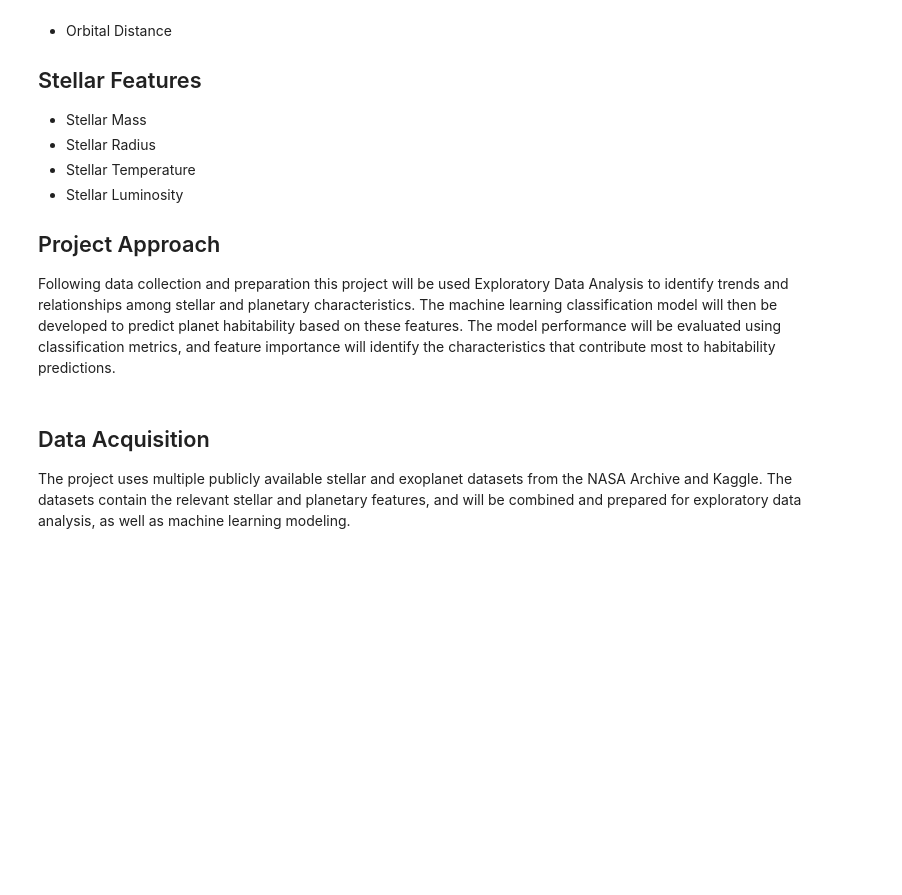
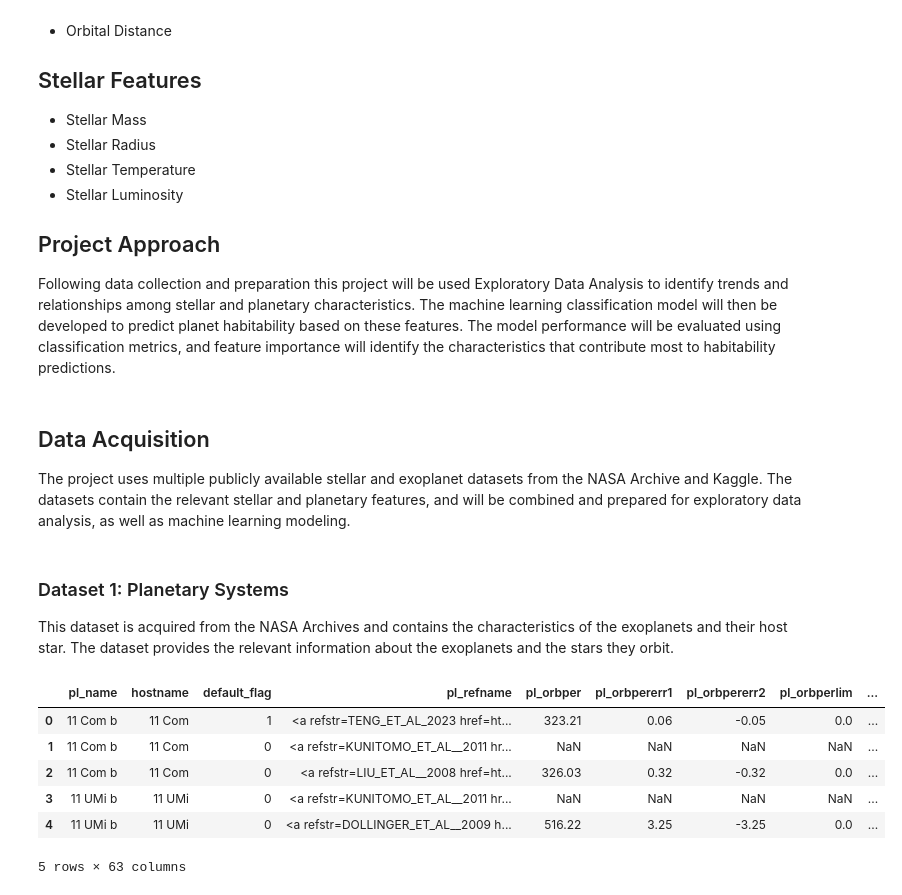
Before and after one commit to joshreisinger17-Data/Exoplanet-Habitability-Prediction, a Jupyter notebook: capstone.ipynb, the cells around one changed output. Drawn from its saved outputs; the diff is of its cells as text; code cells hidden in the pictures; blank space fills up the shorter version.

```diff
--- a/capstone.ipynb
+++ b/capstone.ipynb
@@ -41,3 +41,19 @@ import requests
 from sklearn.model_selection import train_test_split
 from sklearn.ensemble import RandomForestClassifier
 from sklearn.metrics import classification_report, confusion_matrix
+# %% [markdown]
+### Dataset 1: Planetary Systems
+This dataset is acquired from the NASA Archives and contains the characteristics of the exoplanets and their host star. The dataset provides the relevant information about the exoplanets and the stars they orbit.
+# %%
+# Load the dataset
+df_stellar_planets = pd.read_csv('planetary_systems.csv', sep=",", comment="#")
+# Confirm data is loaded correctly
+df_stellar_planets.head()
+# %% [output]
+|  | pl_name | hostname | default_flag | pl_refname | pl_orbper | pl_orbpererr1 | pl_orbpererr2 | pl_orbperlim | ... |
+| 0 | 11 Com b | 11 Com | 1 | <a refstr=TENG_ET_AL_2023 href=ht... | 323.21 | 0.06 | -0.05 | 0.0 | ... |
+| 1 | 11 Com b | 11 Com | 0 | <a refstr=KUNITOMO_ET_AL__2011 hr... | NaN | NaN | NaN | NaN | ... |
+| 2 | 11 Com b | 11 Com | 0 | <a refstr=LIU_ET_AL__2008 href=ht... | 326.03 | 0.32 | -0.32 | 0.0 | ... |
+| 3 | 11 UMi b | 11 UMi | 0 | <a refstr=KUNITOMO_ET_AL__2011 hr... | NaN | NaN | NaN | NaN | ... |
+| 4 | 11 UMi b | 11 UMi | 0 | <a refstr=DOLLINGER_ET_AL__2009 h... | 516.22 | 3.25 | -3.25 | 0.0 | ... |
+5 rows × 63 columns
```
Also changed, not shown: parts of 14 cells of this notebook, 2 other files.
